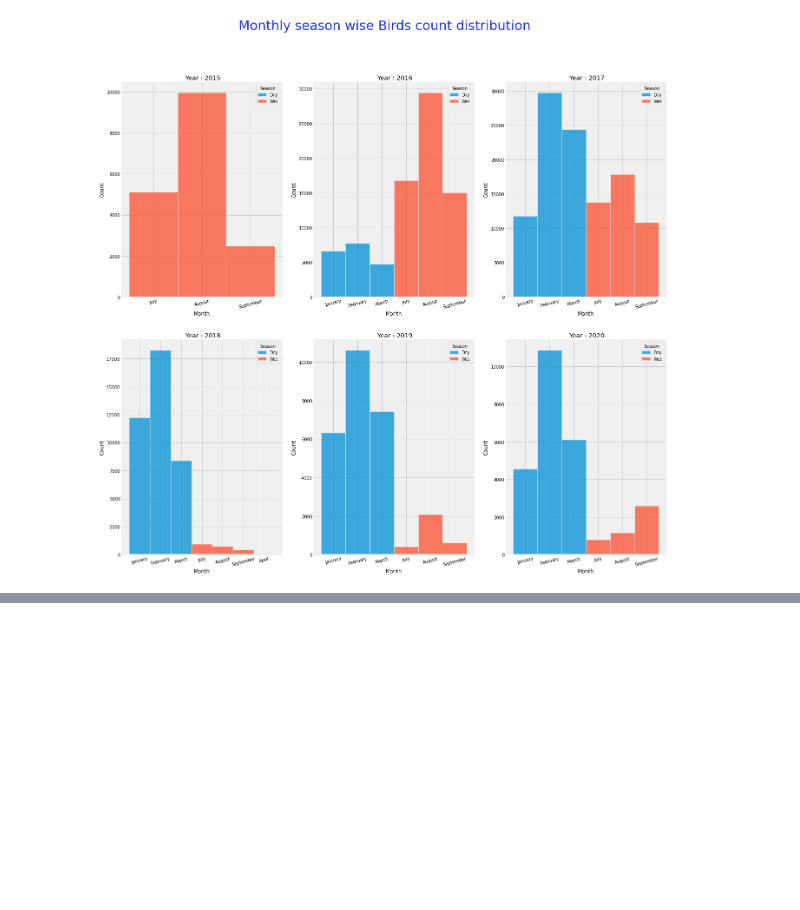
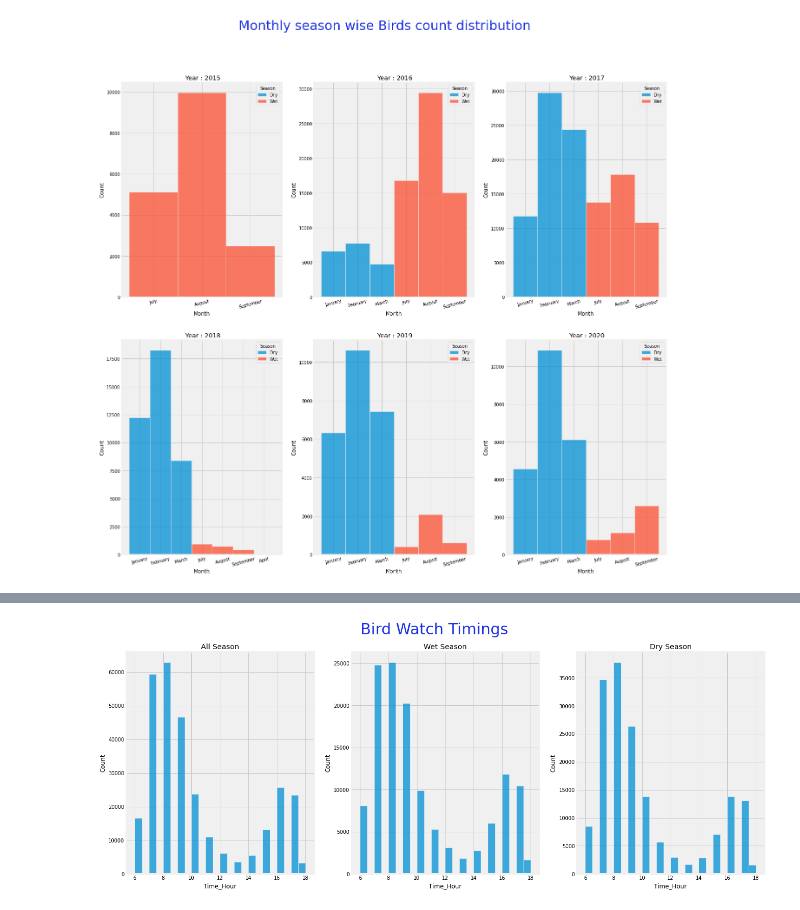
Before and after one commit to jishnukoliyadan/Kerala_Bird_Atlas, a Jupyter notebook: Kerala_Bird_Atlas.ipynb, the cells around one changed output, grey strips where cells are left out. Saved outputs shown, nothing was run; the diff lists cells and outputs as text; code cells hidden in the pictures; blank space fills up the shorter version.

Commit message:
watch time and endimicity we checked

```diff
--- a/Kerala_Bird_Atlas.ipynb
+++ b/Kerala_Bird_Atlas.ipynb
@@ -733,0 +760,22 @@ plt.show()
+# %%
+def df_to_hour(df):
+    # return pd.to_datetime(df.Time).dt.hour
+    return df.Time_Hour
+# %%
+all_season = df_to_hour(kba_data_df)
+wet_season_hr= df_to_hour(kba_data_df[kba_data_df['Season'] == 'Wet'])
+dry_season_hr= df_to_hour(kba_data_df[kba_data_df['Season'] == 'Dry'])
+
+season_time = [(all_season, 'All Season'), (wet_season_hr, 'Wet Season'), (dry_season_hr, 'Dry Season')]
+
+plt.figure(figsize=(20, 8))
+img_index = 1
+for data, sea in season_time:
+    plt.suptitle('Bird Watch Timings', fontsize = 30, c = '#1D32E2')
+    plt.subplot(1, 3, img_index)
+    plt.title(sea)
+    sns.histplot(data = data, bins = 24)
+    img_index += 1
+plt.show()
+# %% [output]
+[figure, added]
```
Also changed, not shown: parts of 25 cells of this notebook.
